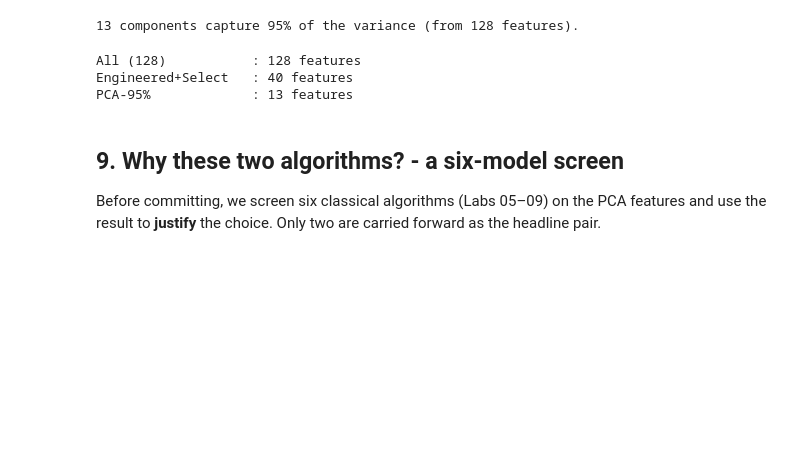
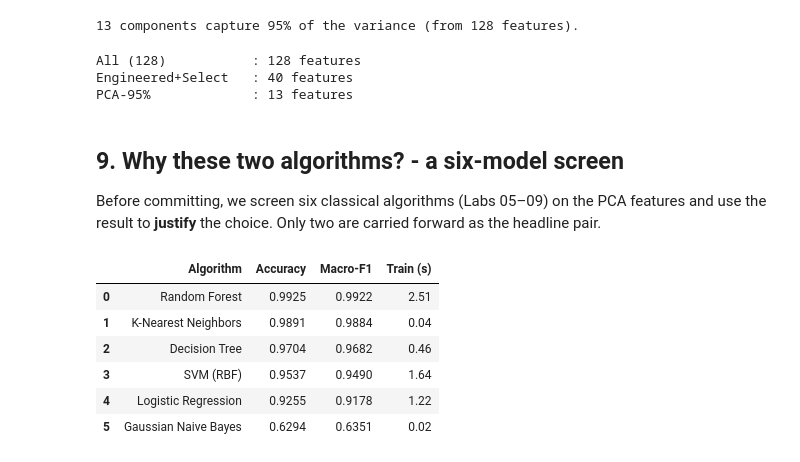
Before and after one commit to IT21361036/FML-Assignment, a Jupyter notebook: FML_Assignment.ipynb, the cells around one changed output. Cells and saved outputs as stored; diff of their text form; code cells hidden in the pictures; blank space fills up the shorter version.

```diff
--- a/FML_Assignment.ipynb
+++ b/FML_Assignment.ipynb
@@ -336,3 +336,29 @@ PCA-95%             : 13 features
 
 Before committing, we screen six classical algorithms (Labs 05–09) on the PCA features and
 use the result to **justify** the choice. Only two are carried forward as the headline pair.
+# %%
+screen = {
+    "Logistic Regression": make_lr(),
+    "K-Nearest Neighbors": KNeighborsClassifier(n_neighbors=5, n_jobs=-1),
+    "Decision Tree":       DecisionTreeClassifier(class_weight="balanced", random_state=RANDOM_STATE),
+    "Random Forest":       make_rf(),
+    "Gaussian Naive Bayes":GaussianNB(),
+    "SVM (RBF)":           SVC(kernel="rbf", class_weight="balanced", random_state=RANDOM_STATE),
+}
+rows = []
+for name, m in screen.items():
+    t = time.time(); m.fit(Xtr_pca, y_train); dt = time.time() - t
+    pred = m.predict(Xte_pca)
+    rows.append({"Algorithm": name,
+                 "Accuracy": round(accuracy_score(y_test, pred), 4),
+                 "Macro-F1": round(f1_score(y_test, pred, average="macro"), 4),
+                 "Train (s)": round(dt, 2)})
+pd.DataFrame(rows).sort_values("Macro-F1", ascending=False).reset_index(drop=True)
+# %% [output]
+|  | Algorithm | Accuracy | Macro-F1 | Train (s) |
+| 0 | Random Forest | 0.9925 | 0.9922 | 2.51 |
+| 1 | K-Nearest Neighbors | 0.9891 | 0.9884 | 0.04 |
+| 2 | Decision Tree | 0.9704 | 0.9682 | 0.46 |
+| 3 | SVM (RBF) | 0.9537 | 0.9490 | 1.64 |
+| 4 | Logistic Regression | 0.9255 | 0.9178 | 1.22 |
+| 5 | Gaussian Naive Bayes | 0.6294 | 0.6351 | 0.02 |
```
Also changed, not shown: parts of 10 cells of this notebook.
